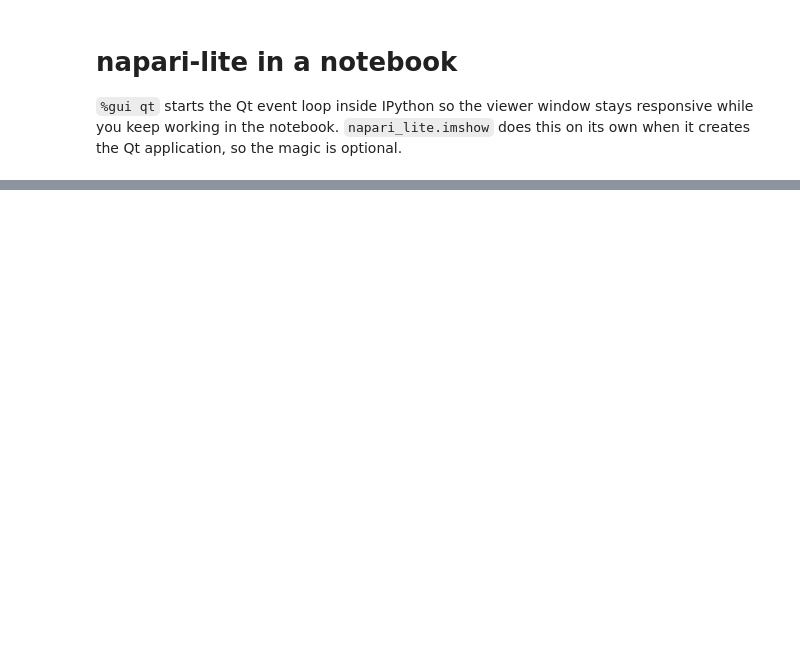
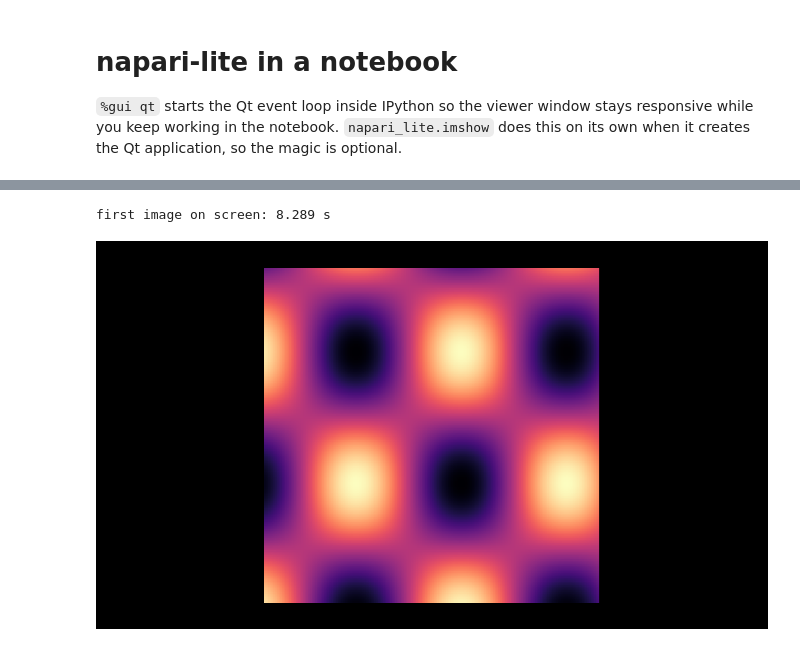
Before and after one commit to Aniketsy/napari-lite, a Jupyter notebook: examples/notebook.ipynb, the cells around one changed output, grey strips where cells are left out. Saved outputs shown, nothing was run; the diff lists cells and outputs as text; code cells hidden in the pictures; blank space fills up the shorter version.

```diff
--- a/examples/notebook.ipynb
+++ b/examples/notebook.ipynb
@@ -13,15 +15,21 @@ print(f'import napari_lite: {time.perf_counter() - t0:.3f} s')
 # %%
 import numpy as np
 
-image = np.random.random((4, 256, 256))
+# four slices of a slowly turning interference pattern
+y, x = np.mgrid[0:256, 0:256] / 256
+image = np.stack([np.sin(10 * x + k) * np.cos(8 * y - k) for k in range(4)])
 
 t0 = time.perf_counter()
-viewer, layer = napari_lite.imshow(image, name='noise', colormap='magma')
+viewer, layer = napari_lite.imshow(image, name='pattern', colormap='magma')
 print(f'first image on screen: {time.perf_counter() - t0:.3f} s')
+# %% [output]
+first image on screen: 8.289 s
 # %%
 from napari_lite.utils import nbscreenshot
 
 viewer.dims.current_step = (2, 0, 0)
-nbscreenshot(viewer, canvas_only=True, alt_text='random noise, slice 2')
+nbscreenshot(viewer, canvas_only=True, alt_text='interference pattern, slice 2')
+# %% [output]
+[figure, added]
 # %%
 viewer.add_points(np.array([[2, 100, 100], [2, 150, 50]]), size=10, name='marks')
```
Also changed, not shown: parts of 2 cells of this notebook, 2 other files.
